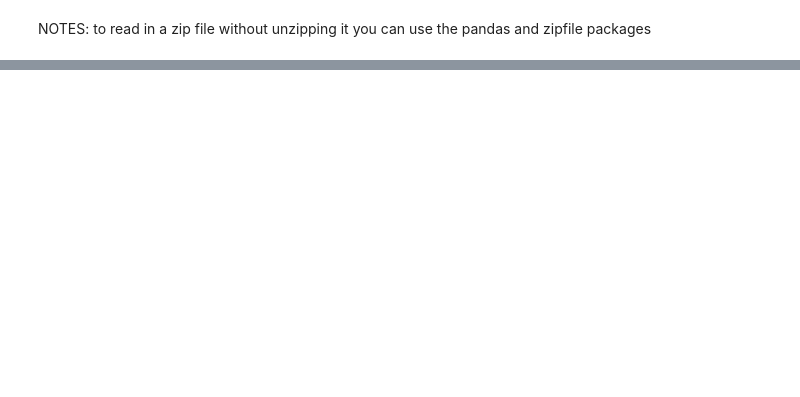
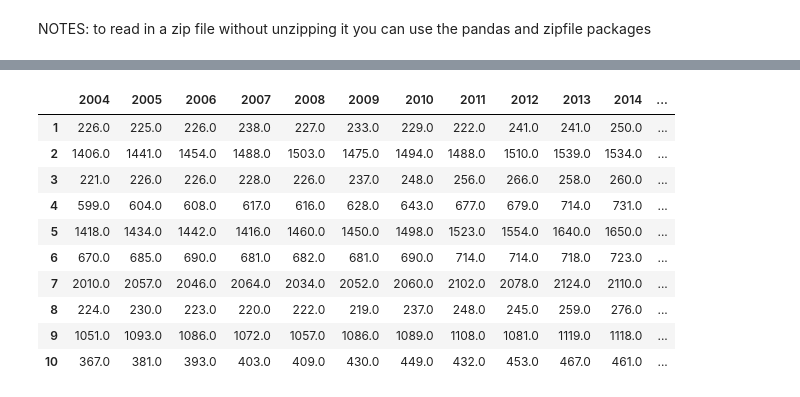
Before and after one commit to alephcero/PUI2016_fdg224, a Jupyter notebook: HW11_fdg224/HW11_2_fdg224.ipynb, the cells around one changed output, grey strips where cells are left out. Saved outputs shown, nothing was run; the diff lists cells and outputs as text; code cells hidden in the pictures; blank space fills up the shorter version.

```diff
--- a/HW11_fdg224/HW11_2_fdg224.ipynb
+++ b/HW11_fdg224/HW11_2_fdg224.ipynb
@@ -65,4 +62,4 @@ f = []
 for (dirpath, dirnames, filenames) in os.walk(os.getenv("PUIDATA") +'/ecoCensus/'):
     f.extend(filenames)
     break
-f
+f.sort()
@@ -69,12 +68,28 @@ f
 # %%
-#REMOVE THIS FILENAME AFTER
-years = range(1994,2000)
 mergeData = zipcodes.copy()
 for i in range(len(f)):
     filename = f[i]
     zf = zipfile.ZipFile(os.getenv("PUIDATA") +'/ecoCensus/' + filename)
     df = pd.read_csv(zf.open(filename.replace('.zip','.txt')))
     #change this to upper case later
-    df = df.iloc[:,[0,6]]
+    try:
+        df = df.loc[:,['ZIP','EST']]
+    except KeyError:
+        df = df.loc[:,['zip','est']]
+
     df.columns = ['postalCode',str(years[i])]
+    #mergeData = zipcodes.copy()
     mergeData = pd.merge(left=mergeData,right=df,on = 'postalCode',how='left')
+mergeData.loc[1:10,'2004':'1999']
+# %% [output]
+|  | 2004 | 2005 | 2006 | 2007 | 2008 | 2009 | 2010 | 2011 | 2012 | 2013 | 2014 | ... |
+| 1 | 226.0 | 225.0 | 226.0 | 238.0 | 227.0 | 233.0 | 229.0 | 222.0 | 241.0 | 241.0 | 250.0 | ... |
+| 2 | 1406.0 | 1441.0 | 1454.0 | 1488.0 | 1503.0 | 1475.0 | 1494.0 | 1488.0 | 1510.0 | 1539.0 | 1534.0 | ... |
+| 3 | 221.0 | 226.0 | 226.0 | 228.0 | 226.0 | 237.0 | 248.0 | 256.0 | 266.0 | 258.0 | 260.0 | ... |
+| 4 | 599.0 | 604.0 | 608.0 | 617.0 | 616.0 | 628.0 | 643.0 | 677.0 | 679.0 | 714.0 | 731.0 | ... |
+| 5 | 1418.0 | 1434.0 | 1442.0 | 1416.0 | 1460.0 | 1450.0 | 1498.0 | 1523.0 | 1554.0 | 1640.0 | 1650.0 | ... |
+| 6 | 670.0 | 685.0 | 690.0 | 681.0 | 682.0 | 681.0 | 690.0 | 714.0 | 714.0 | 718.0 | 723.0 | ... |
+| 7 | 2010.0 | 2057.0 | 2046.0 | 2064.0 | 2034.0 | 2052.0 | 2060.0 | 2102.0 | 2078.0 | 2124.0 | 2110.0 | ... |
+| 8 | 224.0 | 230.0 | 223.0 | 220.0 | 222.0 | 219.0 | 237.0 | 248.0 | 245.0 | 259.0 | 276.0 | ... |
+| 9 | 1051.0 | 1093.0 | 1086.0 | 1072.0 | 1057.0 | 1086.0 | 1089.0 | 1108.0 | 1081.0 | 1119.0 | 1118.0 | ... |
+| 10 | 367.0 | 381.0 | 393.0 | 403.0 | 409.0 | 430.0 | 449.0 | 432.0 | 453.0 | 467.0 | 461.0 | ... |
```
Also changed, not shown: parts of 31 cells of this notebook.
